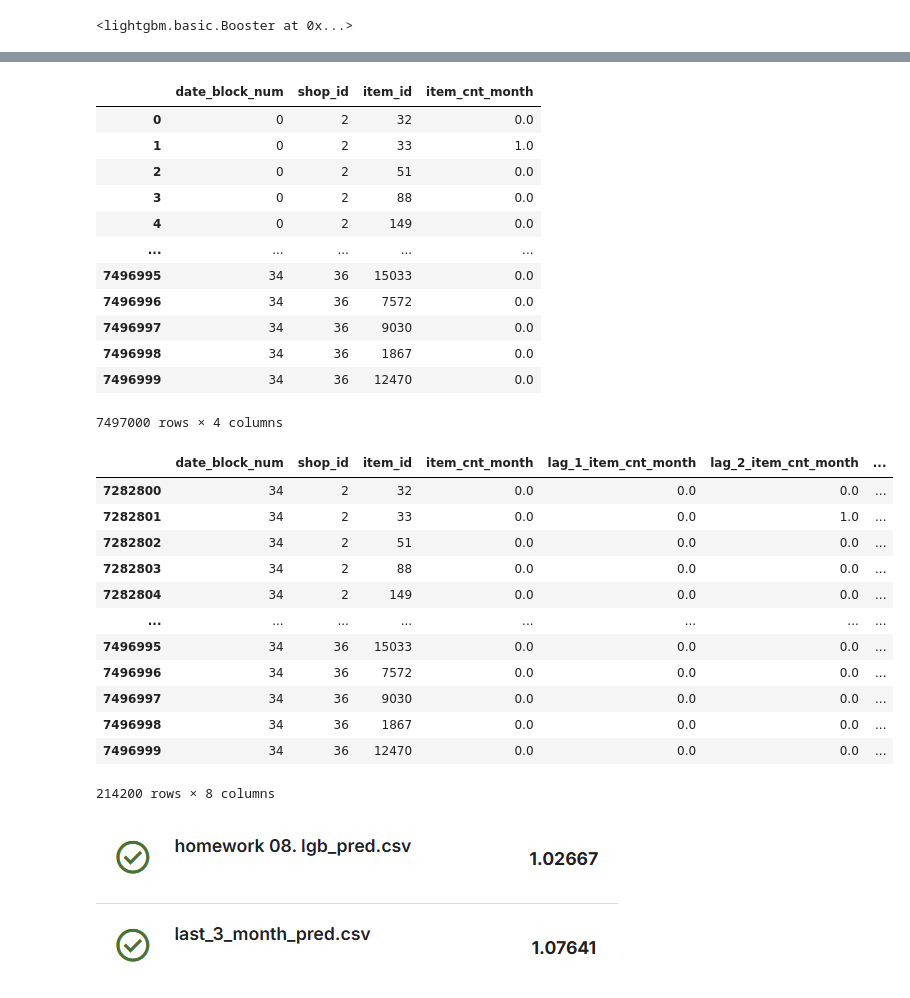
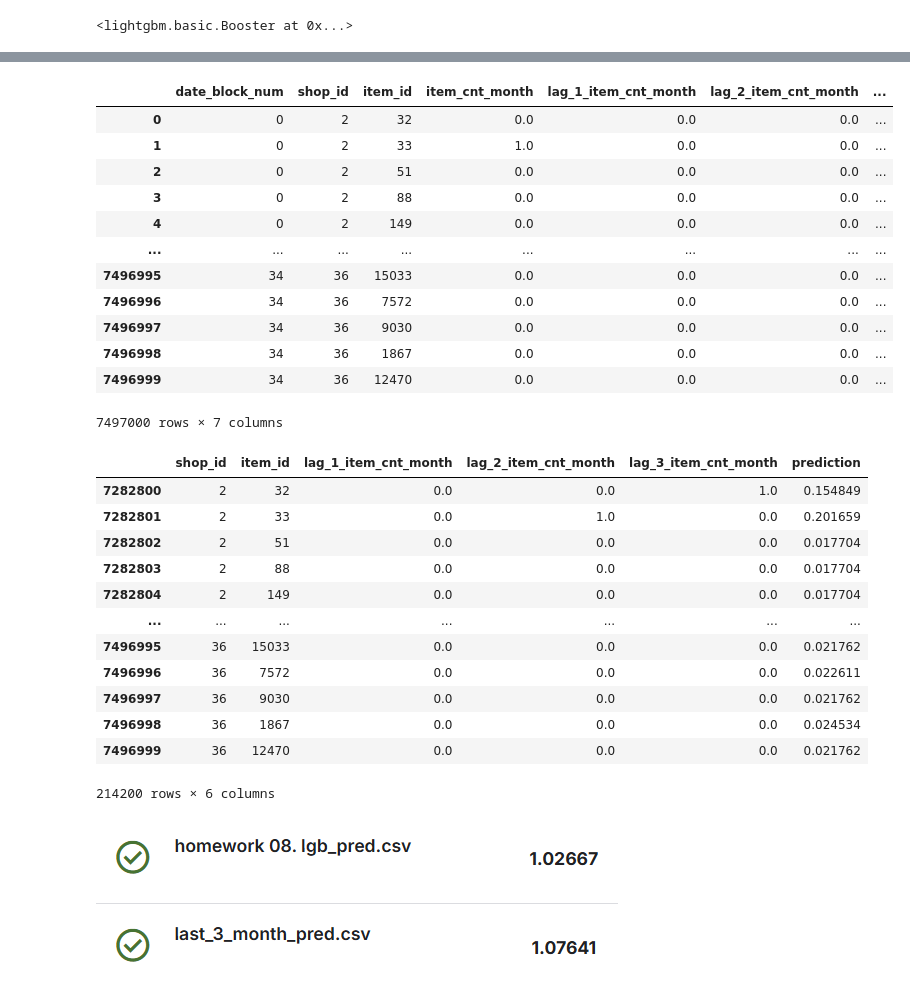
Before and after one commit to VladGnatiuk/projector_ml6, a Jupyter notebook: _vg/homeworks/homework 08. Prjctr HW13. Time series analysis.ipynb, the cells around one changed output, grey strips where cells are left out. Drawn from its saved outputs; the diff is of its cells as text; code cells hidden in the pictures.

```diff
--- a/_vg/homeworks/homework 08. Prjctr HW13. Time series analysis.ipynb
+++ b/_vg/homeworks/homework 08. Prjctr HW13. Time series analysis.ipynb
@@ -678,45 +628,44 @@ test_data_ex = test_data.drop(columns=['ID']).copy()
 test_data_ex[time_block_column] = test_time_block
 test_data_ex[target_column] = None
 
-all_data_grid = create_grid_or_load_existing(
+test_data_grid = create_grid_or_load_existing(
     pd.concat([relevant_training_data, test_data_ex]),
     r'C:\Users\De\.kaggle\predict-future-sales\train_plus_test_data_by_month.pkl'
 )
-all_data_grid
+create_lag_features(test_data_grid, 3)
+test_data_grid
 # %% [output]
-|  | date_block_num | shop_id | item_id | item_cnt_month |
-| 0 | 0 | 2 | 32 | 0.0 |
-| 1 | 0 | 2 | 33 | 1.0 |
-| 2 | 0 | 2 | 51 | 0.0 |
-| 3 | 0 | 2 | 88 | 0.0 |
-| 4 | 0 | 2 | 149 | 0.0 |
-| ... | ... | ... | ... | ... |
-| 7496995 | 34 | 36 | 15033 | 0.0 |
-| 7496996 | 34 | 36 | 7572 | 0.0 |
-| 7496997 | 34 | 36 | 9030 | 0.0 |
-| 7496998 | 34 | 36 | 1867 | 0.0 |
-| 7496999 | 34 | 36 | 12470 | 0.0 |
+|  | date_block_num | shop_id | item_id | item_cnt_month | lag_1_item_cnt_month | lag_2_item_cnt_month | ... |
+| 0 | 0 | 2 | 32 | 0.0 | 0.0 | 0.0 | ... |
+| 1 | 0 | 2 | 33 | 1.0 | 0.0 | 0.0 | ... |
+| 2 | 0 | 2 | 51 | 0.0 | 0.0 | 0.0 | ... |
+| 3 | 0 | 2 | 88 | 0.0 | 0.0 | 0.0 | ... |
+| 4 | 0 | 2 | 149 | 0.0 | 0.0 | 0.0 | ... |
+| ... | ... | ... | ... | ... | ... | ... | ... |
+| 7496995 | 34 | 36 | 15033 | 0.0 | 0.0 | 0.0 | ... |
+| 7496996 | 34 | 36 | 7572 | 0.0 | 0.0 | 0.0 | ... |
+| 7496997 | 34 | 36 | 9030 | 0.0 | 0.0 | 0.0 | ... |
+| 7496998 | 34 | 36 | 1867 | 0.0 | 0.0 | 0.0 | ... |
+| 7496999 | 34 | 36 | 12470 | 0.0 | 0.0 | 0.0 | ... |
-7497000 rows × 4 columns
+7497000 rows × 7 columns
 # %%
-test_data_grid, test_data_grid_index = get_relevant_data(all_data_grid, test_data, target_index_columns)
-create_lag_features(test_data_grid, 3)
-test_data_grid = test_data_grid[test_data_grid[time_block_column] == test_time_block]
-test_data_grid['prediction'] = lgb_model.predict(test_data_grid.drop(columns=[time_block_column, target_column]))
+test_data_grid = test_data_grid[test_data_grid[time_block_column] == test_time_block].drop(columns=[time_block_column, target_column])
+test_data_grid['prediction'] = lgb_model.predict(test_data_grid)
 test_data_grid
 # %% [output]
-|  | date_block_num | shop_id | item_id | item_cnt_month | lag_1_item_cnt_month | lag_2_item_cnt_month | ... |
-| 7282800 | 34 | 2 | 32 | 0.0 | 0.0 | 0.0 | ... |
-| 7282801 | 34 | 2 | 33 | 0.0 | 0.0 | 1.0 | ... |
-| 7282802 | 34 | 2 | 51 | 0.0 | 0.0 | 0.0 | ... |
-| 7282803 | 34 | 2 | 88 | 0.0 | 0.0 | 0.0 | ... |
-| 7282804 | 34 | 2 | 149 | 0.0 | 0.0 | 0.0 | ... |
-| ... | ... | ... | ... | ... | ... | ... | ... |
-| 7496995 | 34 | 36 | 15033 | 0.0 | 0.0 | 0.0 | ... |
-| 7496996 | 34 | 36 | 7572 | 0.0 | 0.0 | 0.0 | ... |
-| 7496997 | 34 | 36 | 9030 | 0.0 | 0.0 | 0.0 | ... |
-| 7496998 | 34 | 36 | 1867 | 0.0 | 0.0 | 0.0 | ... |
-| 7496999 | 34 | 36 | 12470 | 0.0 | 0.0 | 0.0 | ... |
+|  | shop_id | item_id | lag_1_item_cnt_month | lag_2_item_cnt_month | lag_3_item_cnt_month | prediction |
+| 7282800 | 2 | 32 | 0.0 | 0.0 | 1.0 | 0.154849 |
+| 7282801 | 2 | 33 | 0.0 | 1.0 | 0.0 | 0.201659 |
+| 7282802 | 2 | 51 | 0.0 | 0.0 | 0.0 | 0.017704 |
+| 7282803 | 2 | 88 | 0.0 | 0.0 | 0.0 | 0.017704 |
+| 7282804 | 2 | 149 | 0.0 | 0.0 | 0.0 | 0.017704 |
+| ... | ... | ... | ... | ... | ... | ... |
+| 7496995 | 36 | 15033 | 0.0 | 0.0 | 0.0 | 0.021762 |
+| 7496996 | 36 | 7572 | 0.0 | 0.0 | 0.0 | 0.022611 |
+| 7496997 | 36 | 9030 | 0.0 | 0.0 | 0.0 | 0.021762 |
+| 7496998 | 36 | 1867 | 0.0 | 0.0 | 0.0 | 0.024534 |
+| 7496999 | 36 | 12470 | 0.0 | 0.0 | 0.0 | 0.021762 |
-214200 rows × 8 columns
+214200 rows × 6 columns
 # %%
 test_data_with_prediction = test_data.merge(test_data_grid, on=target_index_columns, how='inner')[['ID', 'prediction']].rename(columns={'prediction': target_column}).set_index('ID')
 test_data_with_prediction.to_csv('homework 08. lgb_pred.csv')
```
Also changed, not shown: parts of 3 cells of this notebook.
